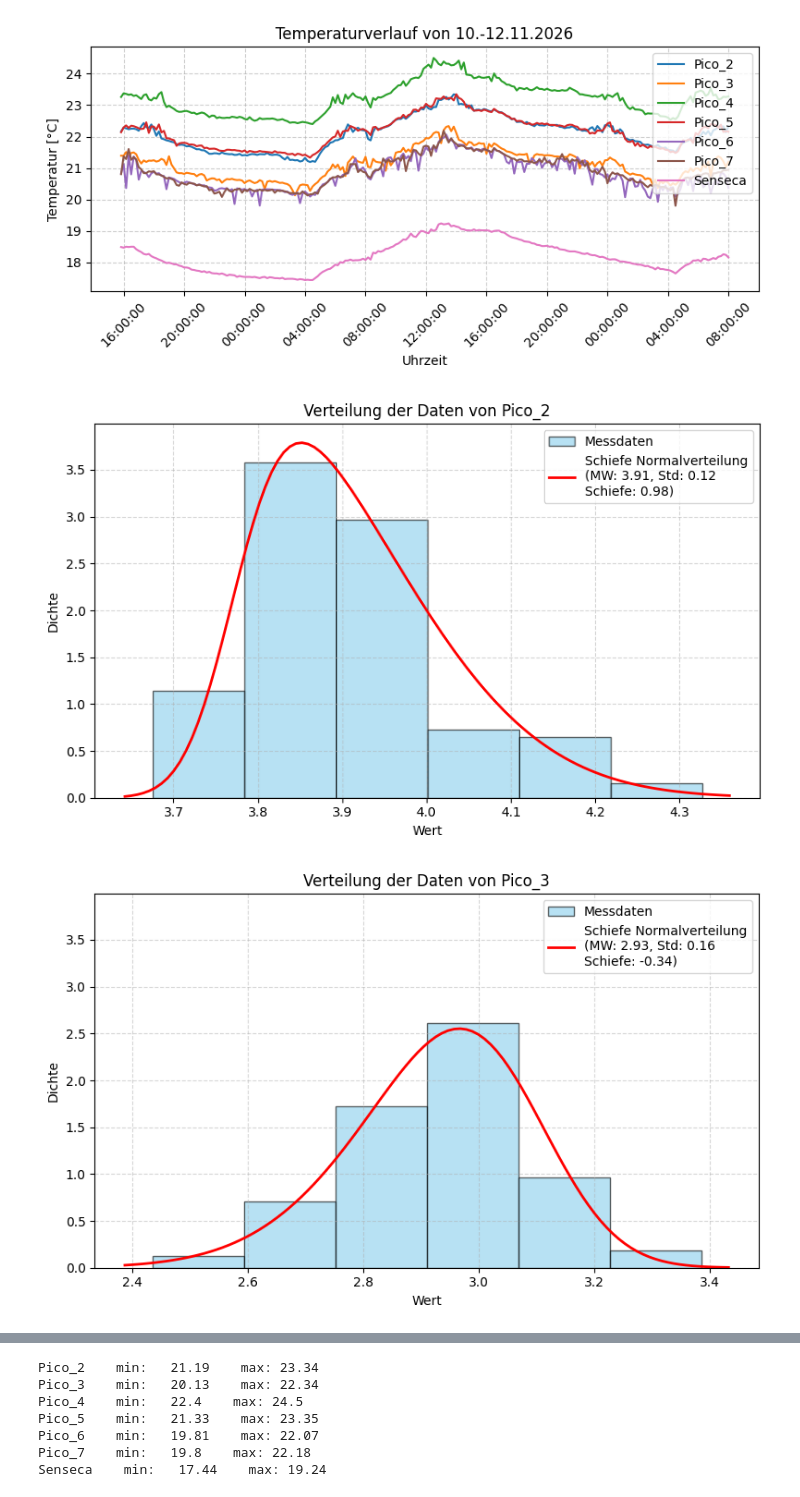
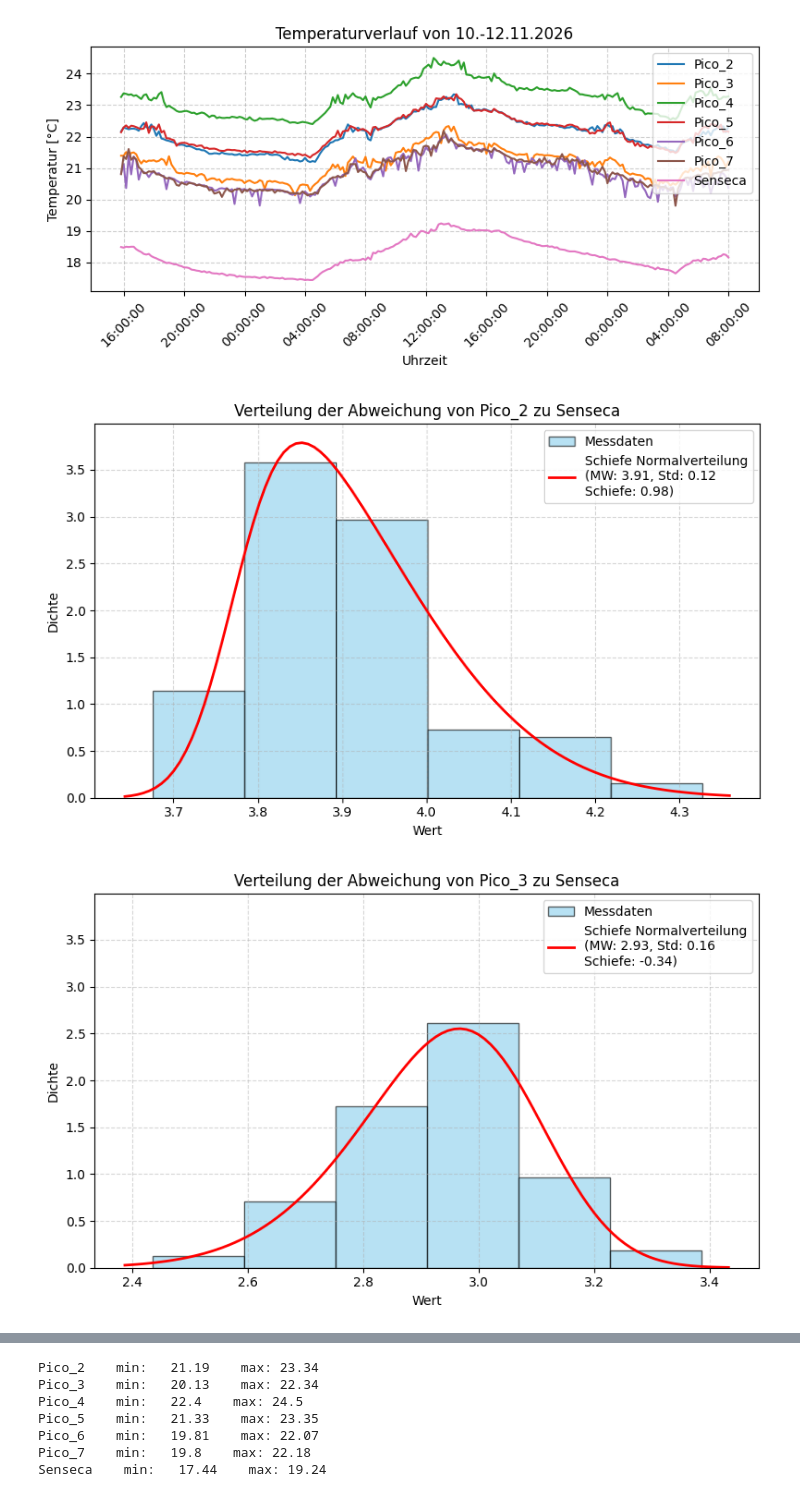
Before and after one commit to hydroclaus/rpy_velutina, a Jupyter notebook: BME280_nicholas/data_temp_senseca/plot_temp_data.ipynb, the cells around one changed output, grey strips where cells are left out. Cells and saved outputs as stored; diff of their text form; code cells hidden in the pictures.

```diff
--- a/BME280_nicholas/data_temp_senseca/plot_temp_data.ipynb
+++ b/BME280_nicholas/data_temp_senseca/plot_temp_data.ipynb
@@ -268,33 +268,33 @@ for i in range(6):
     # (ddof=1 für Stichprobe)
     mu, std = np.mean(daten), np.std(daten, ddof=1)
 
     # 3. Plot vorbereiten
     plt.figure(figsize=(8, 5))
 
     # Histogramm der echten Daten
     plt.hist(daten, bins=6, density=True, alpha=0.6, color='skyblue', edgecolor='black', label='Messdaten')
 
     # X-Werte für die Kurve generieren
     xmin, xmax = plt.xlim()
     x = np.linspace(xmin, xmax, 100)
 
     # Wahrscheinlichkeitsdichte der schiefen Normalverteilung berechnen
     p = skewnorm.pdf(x, *params)
 
     # Kurve einzeichnen und Schiefe im Label angeben
     plt.plot(x, p, 'r-', linewidth=2, label=f'Schiefe Normalverteilung\n(MW: {mu:.2f}, Std: {std:.2f}\nSchiefe: {daten_schiefe:.2f})')
 
     plt.ylim(0, 3.99)
 
     # Layout und Beschriftung
-    plt.title(f"Verteilung der Daten von Pico_{i+2}")
+    plt.title(f"Verteilung der Abweichung von Pico_{i+2} zu Senseca")
     plt.xlabel("Wert")
     plt.ylabel("Dichte")
     plt.legend(loc='upper right')
     plt.grid(True, linestyle="--", alpha=0.5)
 
     plt.tight_layout()
     plt.show()
 # %% [output]
-[figure, old version]
+[figure, new version]
-[figure, old version]
+[figure, new version]
```
Also changed, not shown: parts of 6 cells of this notebook.
